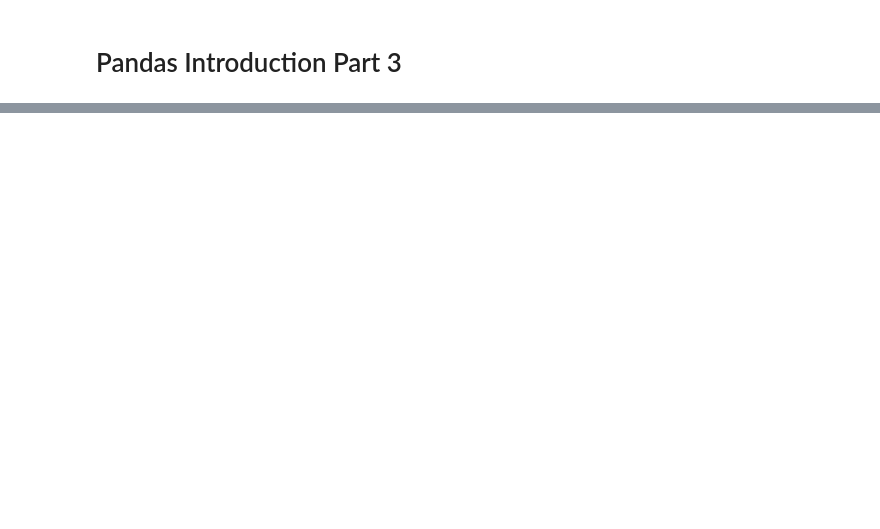
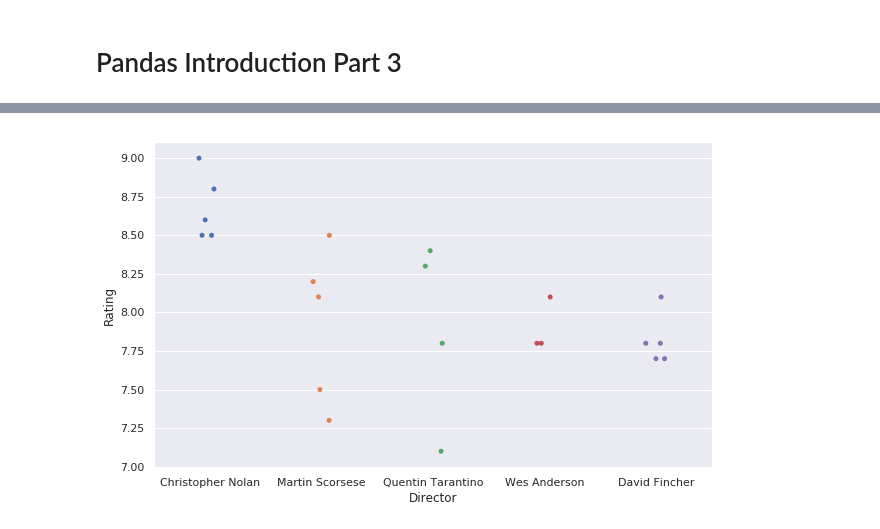
Before and after one commit to sdiehl28/Scikit-Learn-Workflow, a Jupyter notebook: python/Pandas03.ipynb, the cells around one changed output, grey strips where cells are left out. Drawn from its saved outputs; the diff is of its cells as text; code cells hidden in the pictures; blank space fills up the shorter version.

```diff
--- a/python/Pandas03.ipynb
+++ b/python/Pandas03.ipynb
@@ -28,0 +170,4 @@ Will split the DataFrame into multiple DataFrames, each having a common value fo
+# %%
+# find the highest rated directors who directed at least 3 movies
+highest_rated = df[df['Count'] >= 3].nlargest(n=5,columns='Rating')
+highest_rated
@@ -28,0 +182,24 @@ Will split the DataFrame into multiple DataFrames, each having a common value fo
+# %%
+grouped = movies.groupby('Director')
+
+dfs = []
+for director in highest_rated.index:
+    dfs.append(pd.DataFrame(data=grouped.get_group(director)['Rating'].values, columns=[director]))
+# %%
+grouped = movies.groupby('Director')
+
+dfs = []
+for director in highest_rated.index:
+    dfs.append(pd.Series(data=grouped.get_group(director)['Rating'].values, name=director))
+# %%
+# create data in "long form" for plotting
+grouped = movies.groupby('Director')
+
+data = []
+for director in highest_rated.index:
+    for rating in grouped.get_group(director)['Rating'].values:
+        data.append((director, rating))
+data
+
+df_dir_rating = pd.DataFrame(data=data, columns=['Director', 'Rating'])
+df_dir_rating
@@ -28,0 +224,5 @@ Will split the DataFrame into multiple DataFrames, each having a common value fo
+# %%
+plt.figure(figsize=(10,6))
+sns.stripplot(x='Director', y='Rating', data=df_dir_rating, jitter=0.1);
+# %% [output]
+[figure, added]
```
Also changed, not shown: parts of 16 cells of this notebook, 1 other file.
